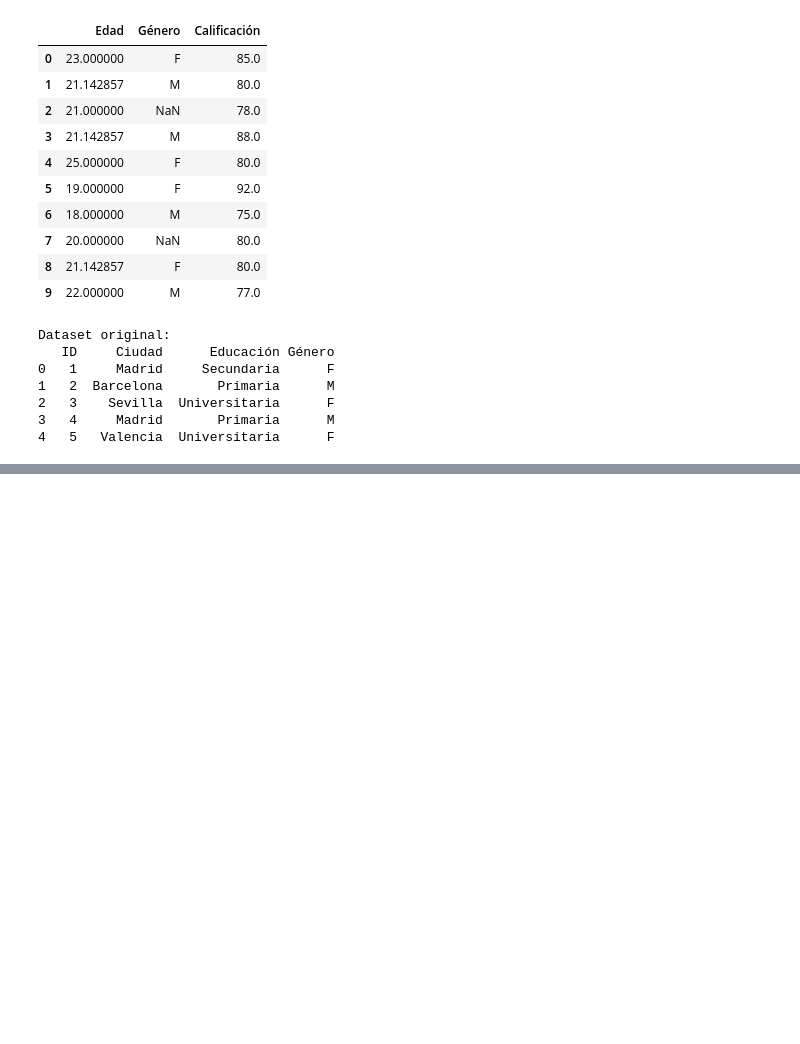
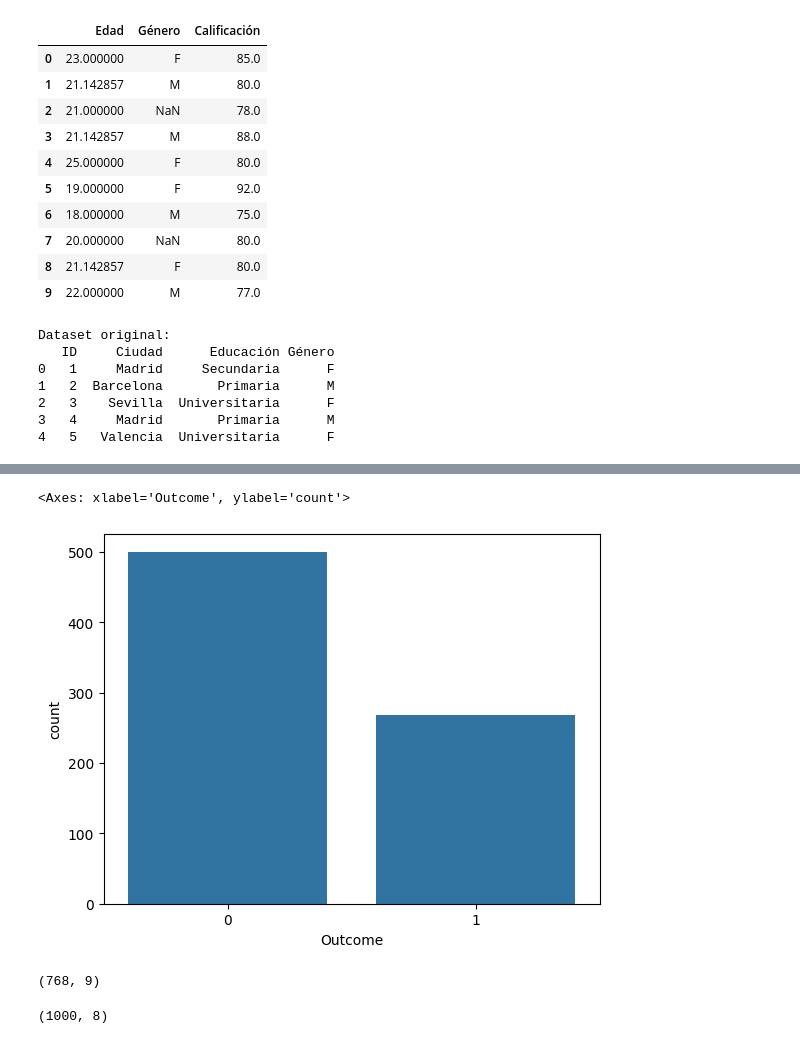
Before and after one commit to Jcontrerasx417/Curso-Inteligencia-Artificial, a Jupyter notebook: EDA_Apuntes_de_clase.ipynb, the cells around one changed output, grey strips where cells are left out. Drawn from its saved outputs; the diff is of its cells as text; code cells hidden in the pictures; blank space fills up the shorter version.

```diff
--- a/EDA_Apuntes_de_clase.ipynb
+++ b/EDA_Apuntes_de_clase.ipynb
@@ -430,3 +430,14 @@ Dataset original:
 2   3    Sevilla  Universitaria      F
 3   4     Madrid       Primaria      M
 4   5   Valencia  Universitaria      F
+# %%
+import pandas as pd
+import numpy as np
+import matplotlib.pyplot as plt
+import seaborn as sns
+import kagglehub
+
+# Download latest version
+path = kagglehub.dataset_download("akshaydattatraykhare/diabetes-dataset")
+
+print("Path to dataset files:", path)
@@ -432,0 +448,2 @@ Dataset original:
+# %%
+df=pd.read_csv(path+"/diabetes.csv")
@@ -432,0 +494,7 @@ Dataset original:
+# %%
+import seaborn as sns
+#se grafica la bar df.outcome
+sns.countplot(x="Outcome",data=df)
+# %% [output]
+<Axes: xlabel='Outcome', ylabel='count'>
+[figure, added]
@@ -432,0 +505,4 @@ Dataset original:
+# %%
+df.shape
+# %% [output]
+(768, 9)
@@ -432,0 +513,4 @@ Dataset original:
+# %%
+X.shape
+# %% [output]
+(1000, 8)
```
Also changed, not shown: parts of 11 cells of this notebook.
